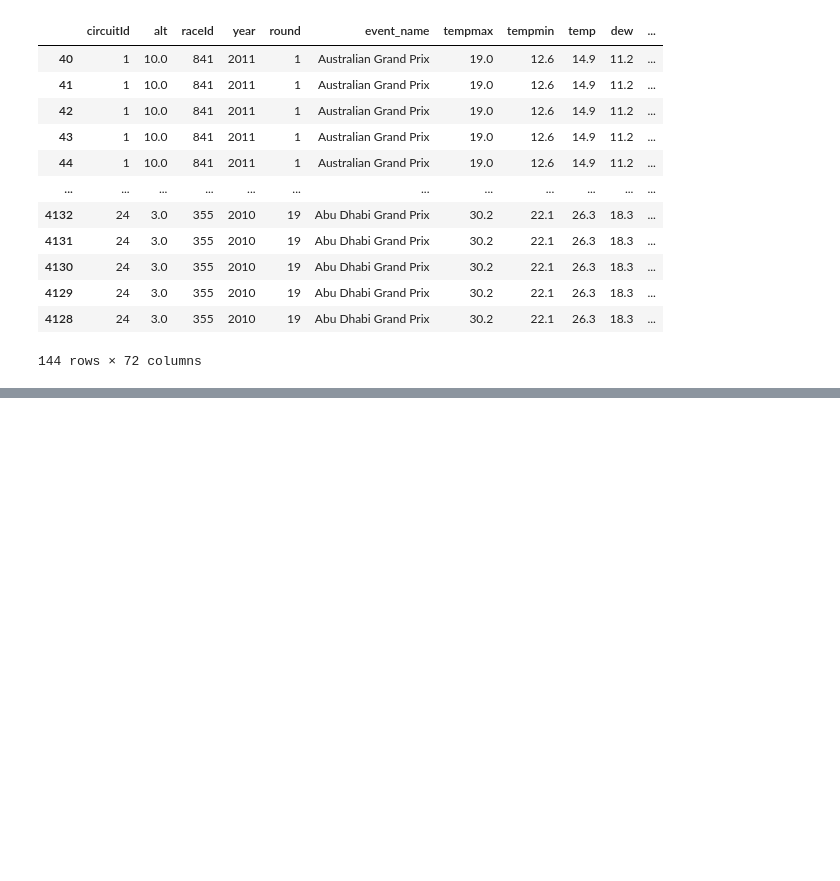
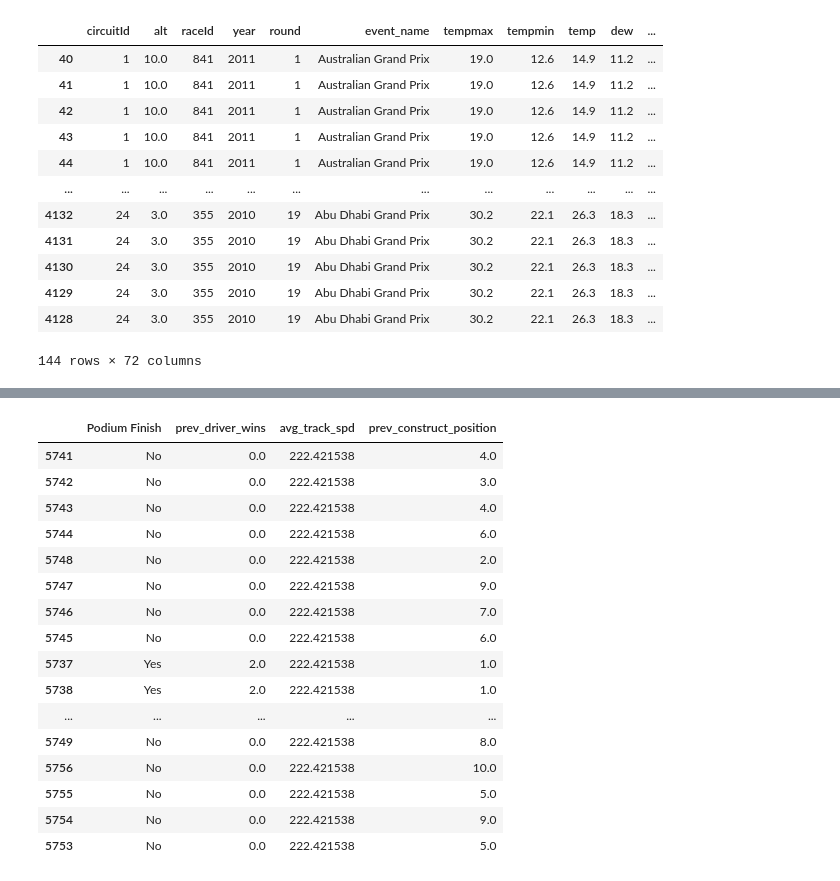
Before and after one commit to Yoshi234/f1-fanatasy-analysis, a Jupyter notebook: code/modeling/nick_learning.ipynb, the cells around one changed output, grey strips where cells are left out. Saved outputs shown, nothing was run; the diff lists cells and outputs as text; code cells hidden in the pictures; blank space fills up the shorter version.

```diff
--- a/code/modeling/nick_learning.ipynb
+++ b/code/modeling/nick_learning.ipynb
@@ -637,0 +642,5 @@ x
+# %%
+import pandas as pd
+from selection import get_data_in_window
+x = get_data_in_window(k=2, yr=2023, r_val=6).sort_values('round')
+x[0:5]
@@ -637,0 +696,2 @@ x
+# %%
+x['Podium Finish'] = ['Yes' if position <= 3 else 'No' for position in x['positionOrder']]
@@ -637,0 +708,21 @@ x
+# %%
+x2 = x[['Podium Finish', 'prev_driver_wins', 'avg_track_spd', 'prev_construct_position']]
+x2[0:20]
+# %% [output]
+|  | Podium Finish | prev_driver_wins | avg_track_spd | prev_construct_position |
+| 5741 | No | 0.0 | 222.421538 | 4.0 |
+| 5742 | No | 0.0 | 222.421538 | 3.0 |
+| 5743 | No | 0.0 | 222.421538 | 4.0 |
+| 5744 | No | 0.0 | 222.421538 | 6.0 |
+| 5748 | No | 0.0 | 222.421538 | 2.0 |
+| 5747 | No | 0.0 | 222.421538 | 9.0 |
+| 5746 | No | 0.0 | 222.421538 | 7.0 |
+| 5745 | No | 0.0 | 222.421538 | 6.0 |
+| 5737 | Yes | 2.0 | 222.421538 | 1.0 |
+| 5738 | Yes | 2.0 | 222.421538 | 1.0 |
+| ... | ... | ... | ... | ... |
+| 5749 | No | 0.0 | 222.421538 | 8.0 |
+| 5756 | No | 0.0 | 222.421538 | 10.0 |
+| 5755 | No | 0.0 | 222.421538 | 5.0 |
+| 5754 | No | 0.0 | 222.421538 | 9.0 |
+| 5753 | No | 0.0 | 222.421538 | 5.0 |
```
Also changed, not shown: parts of 11 cells of this notebook.
